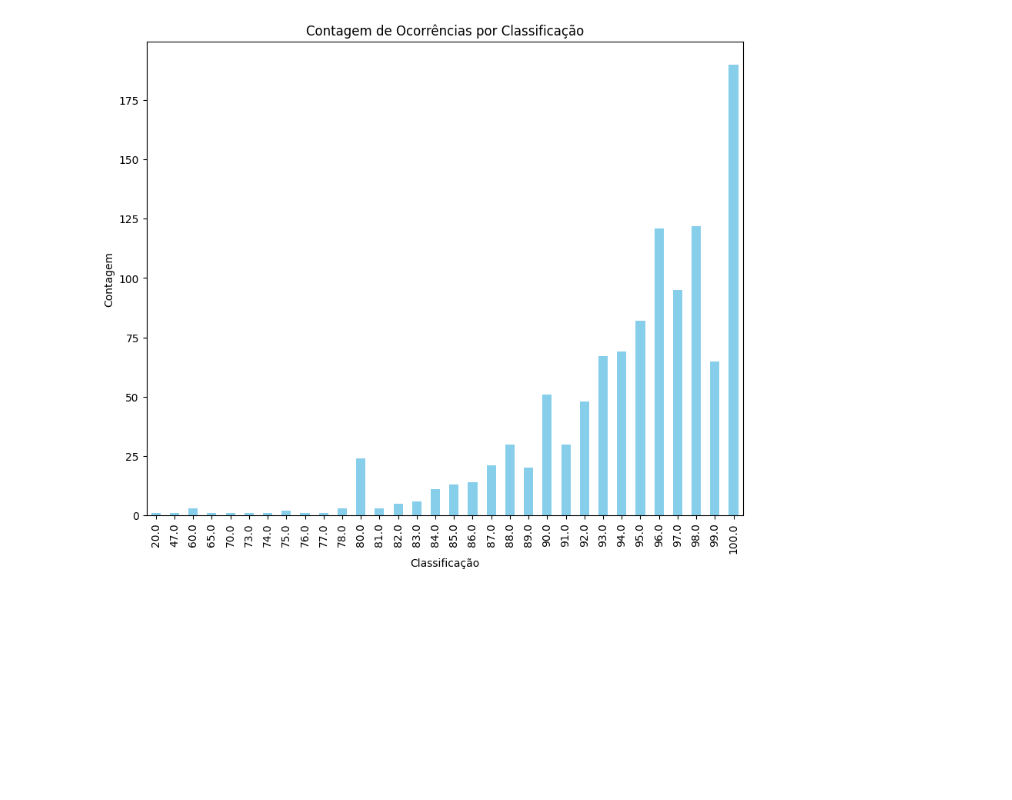
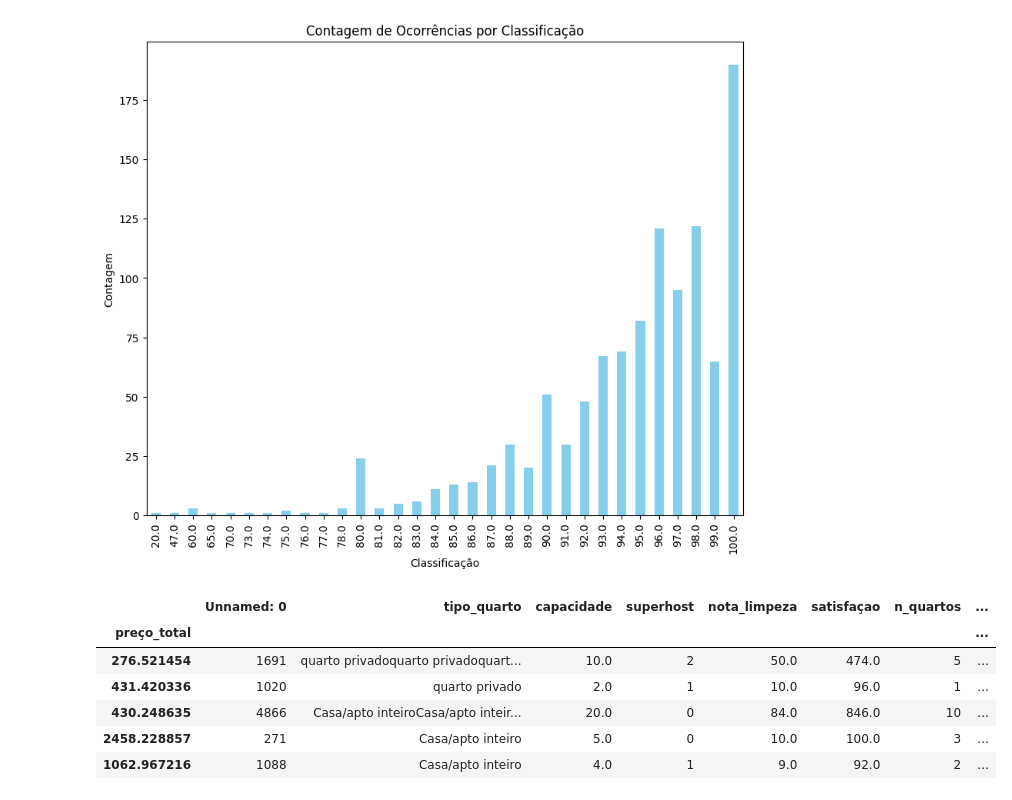
Before and after one commit to DeividAND/Projeto--01-An-lise-de-dados, a Jupyter notebook: notebooks/script01.ipynb, the cells around one changed output. Cells and saved outputs as stored; diff of their text form; code cells hidden in the pictures; blank space fills up the shorter version.

```diff
--- a/notebooks/script01.ipynb
+++ b/notebooks/script01.ipynb
@@ -568,3 +568,14 @@ plt.title('Contagem de Ocorrências por Classificação')
 plt.show()
 # %% [output]
 [figure]
+# %%
+df_preço_total = df_final.groupby('preço_total').sum()
+df_preço_total.sample(5)
+# %% [output]
+|  | Unnamed: 0 | tipo_quarto | capacidade | superhost | nota_limpeza | satisfaçao | n_quartos | ... |
+| preço_total |  |  |  |  |  |  |  | ... |
+| 276.521454 | 1691 | quarto privadoquarto privadoquart... | 10.0 | 2 | 50.0 | 474.0 | 5 | ... |
+| 431.420336 | 1020 | quarto privado | 2.0 | 1 | 10.0 | 96.0 | 1 | ... |
+| 430.248635 | 4866 | Casa/apto inteiroCasa/apto inteir... | 20.0 | 0 | 84.0 | 846.0 | 10 | ... |
+| 2458.228857 | 271 | Casa/apto inteiro | 5.0 | 0 | 10.0 | 100.0 | 3 | ... |
+| 1062.967216 | 1088 | Casa/apto inteiro | 4.0 | 1 | 9.0 | 92.0 | 2 | ... |
```
Also changed, not shown: parts of 1 cell of this notebook.
